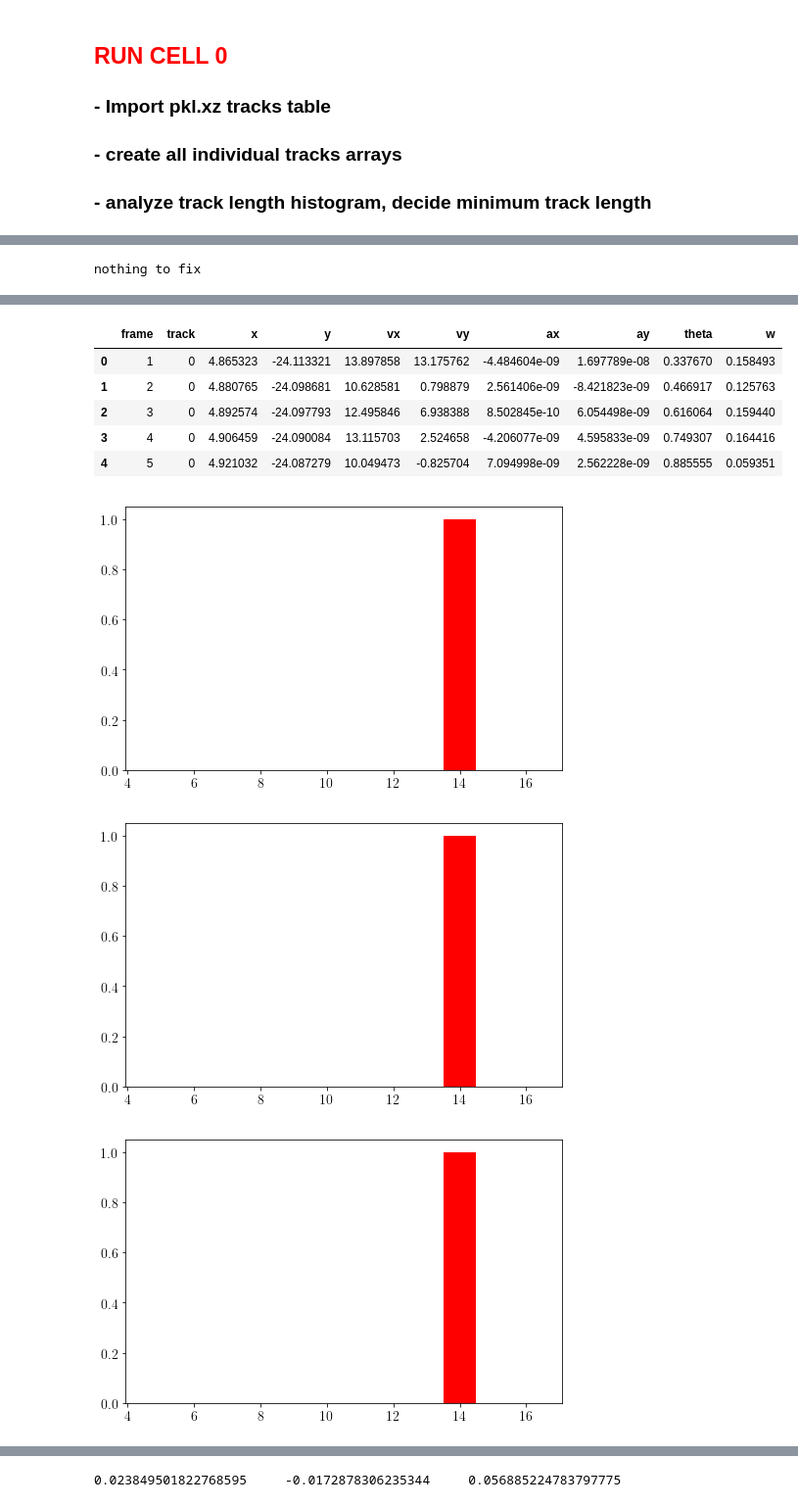
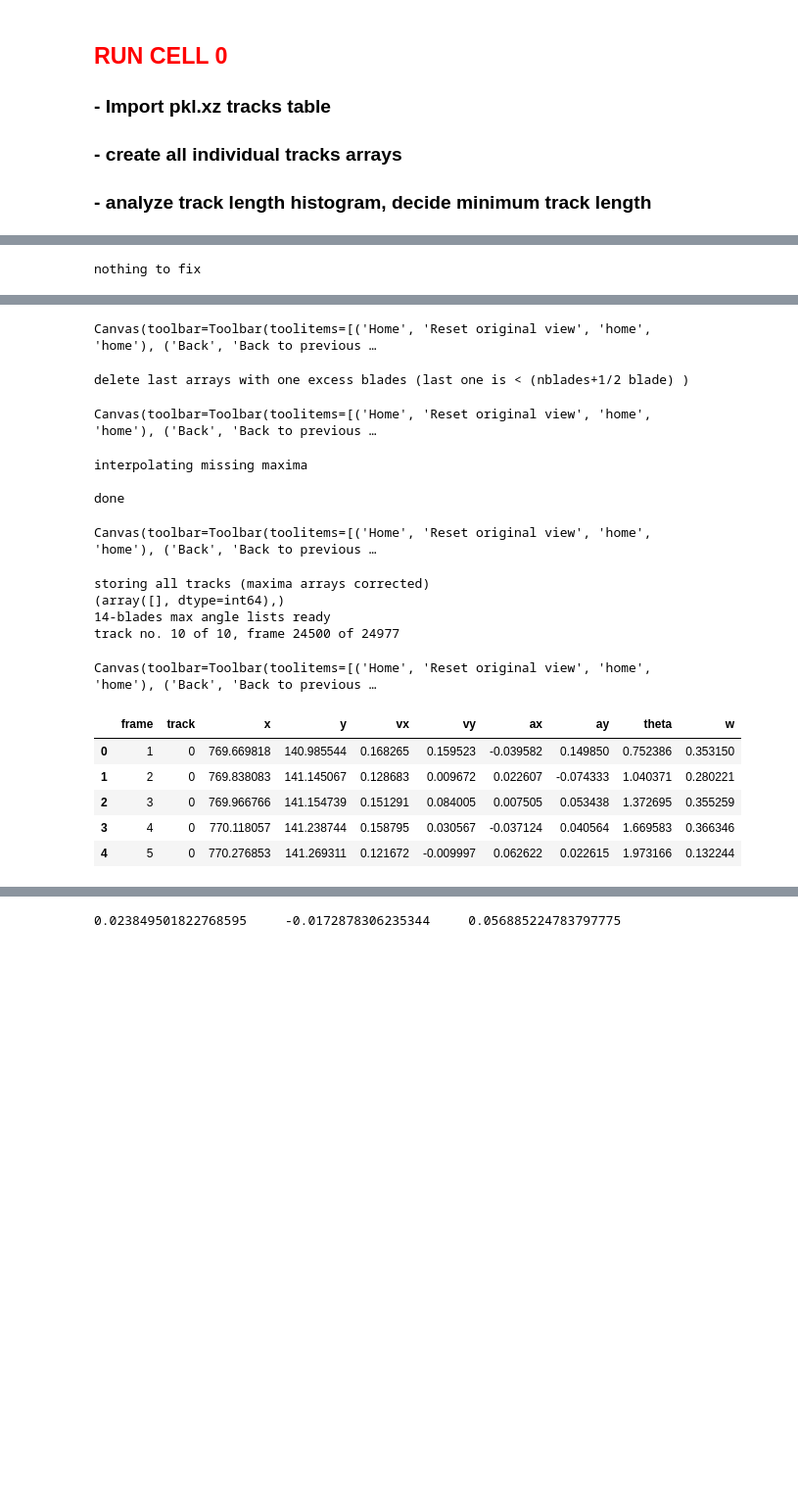
Before and after one commit to fvegar/brownian, a Jupyter notebook: chiral_tracks.ipynb, the cells around one changed output, grey strips where cells are left out. Shown at 98% size. Cells and saved outputs as stored; diff of their text form; code cells hidden in the pictures; blank space fills up the shorter version.

Commit message:
set_origin correction

```diff
--- a/chiral_tracks.ipynb
+++ b/chiral_tracks.ipynb
@@ -495,7 +495,7 @@ pdisplay(datos.head())
 
 print('\n min for positions:\n', np.min(datos[['x','y']]), '\n')
 print('max. for positions:\n', np.max(datos[['x','y']]), '\n')
-
+print('\n average for x,y positions:\t', np.mean(datos.x), np.mean(datos.y), '\n')
 
 print('filtering spurious angles \n')
 filter_spurious_angles(0,datos)
@@ -585,25 +585,28 @@ for i in range(Ntracks):
 
     tracks[i] = tracks[i][['frame', 'track', 'x', 'y', 'vx', 'vy', 'ax', 'ay', 'theta','w']]
 
-datos = tracks[0]
+datos = tracks[0] # this is necessary because we derive v's and ws from tracks
 
 for i in range(1,Ntracks):
     datos = datos.append(tracks[i])
 
 # image_flip_y
-datos.y = info['shape'].values[0][1] - datos.y
+datos.loc[:,'y'] = info['shape'].values[0][1] - datos.y.values
 # image_flip_vy
-datos.vy = -datos.vy
-# redefine angle after flip to rad
-#datos.theta = np.pi - datos.theta
+datos.loc[:,'vy'] = -datos.vy.values
 
-# set coordinates origin
-ishifted = 0
-datos_orig, datos = set_origin(np.mean(datos.x), np.mean(datos.y), datos)
-iscaled = 0
-datos_orig, datos = scale(100*info.particle_diameter_m[0]/info.particle_diameter_px[0], 1/info.fps[0], datos)
-datos.theta = (2 * np.pi) * datos.theta / circ_unit
-datos.w = (2* np.pi) * datos.w /circ_unit
+datos.sort_values(by = ['track', 'frame']).head()
+
+## redefine angle after flip to rad
+##datos.theta = np.pi - datos.theta
+#
+## set coordinates origin
+#ishifted = 0
+#datos_orig, datos = set_origin(395,669, datos)
+#iscaled = 0
+#datos_orig, datos = scale(100*info.particle_diameter_m[0]/info.particle_diameter_px[0], 1/info.fps[0], datos)
+#datos.theta = (2 * np.pi) * datos.theta / circ_unit
+#datos.w = (2* np.pi) * datos.w /circ_unit
 
 datos.head()
 # %% [output]
@@ -652,9 +654,18 @@ track no. 10 of 10, frame 24500 of 24977
+Canvas(toolbar=Toolbar(toolitems=[('Home', 'Reset original view', 'home', 'home'), ('Back', 'Back to previous …
+delete last arrays with one excess blades (last one is < (nblades+1/2 blade) )
+Canvas(toolbar=Toolbar(toolitems=[('Home', 'Reset original view', 'home', 'home'), ('Back', 'Back to previous …
+interpolating missing maxima
+
+done
+Canvas(toolbar=Toolbar(toolitems=[('Home', 'Reset original view', 'home', 'home'), ('Back', 'Back to previous …
+storing all tracks (maxima arrays corrected)
+(array([], dtype=int64),)
+14-blades max angle lists ready
+track no. 10 of 10, frame 24500 of 24977
+Canvas(toolbar=Toolbar(toolitems=[('Home', 'Reset original view', 'home', 'home'), ('Back', 'Back to previous …
 |  | frame | track | x | y | vx | vy | ax | ay | theta | w |
-| 0 | 1 | 0 | 4.865323 | -24.113321 | 13.897858 | 13.175762 | -4.484604e-09 | 1.697789e-08 | 0.337670 | 0.158493 |
-| 1 | 2 | 0 | 4.880765 | -24.098681 | 10.628581 | 0.798879 | 2.561406e-09 | -8.421823e-09 | 0.466917 | 0.125763 |
-| 2 | 3 | 0 | 4.892574 | -24.097793 | 12.495846 | 6.938388 | 8.502845e-10 | 6.054498e-09 | 0.616064 | 0.159440 |
-| 3 | 4 | 0 | 4.906459 | -24.090084 | 13.115703 | 2.524658 | -4.206077e-09 | 4.595833e-09 | 0.749307 | 0.164416 |
-| 4 | 5 | 0 | 4.921032 | -24.087279 | 10.049473 | -0.825704 | 7.094998e-09 | 2.562228e-09 | 0.885555 | 0.059351 |
+| 0 | 1 | 0 | 769.669818 | 140.985544 | 0.168265 | 0.159523 | -0.039582 | 0.149850 | 0.752386 | 0.353150 |
+| 1 | 2 | 0 | 769.838083 | 141.145067 | 0.128683 | 0.009672 | 0.022607 | -0.074333 | 1.040371 | 0.280221 |
+| 2 | 3 | 0 | 769.966766 | 141.154739 | 0.151291 | 0.084005 | 0.007505 | 0.053438 | 1.372695 | 0.355259 |
+| 3 | 4 | 0 | 770.118057 | 141.238744 | 0.158795 | 0.030567 | -0.037124 | 0.040564 | 1.669583 | 0.366346 |
+| 4 | 5 | 0 | 770.276853 | 141.269311 | 0.121672 | -0.009997 | 0.062622 | 0.022615 | 1.973166 | 0.132244 |
-[figure, removed]
-[figure, removed]
-[figure, removed]
```
Also changed, not shown: parts of 16 cells of this notebook.
